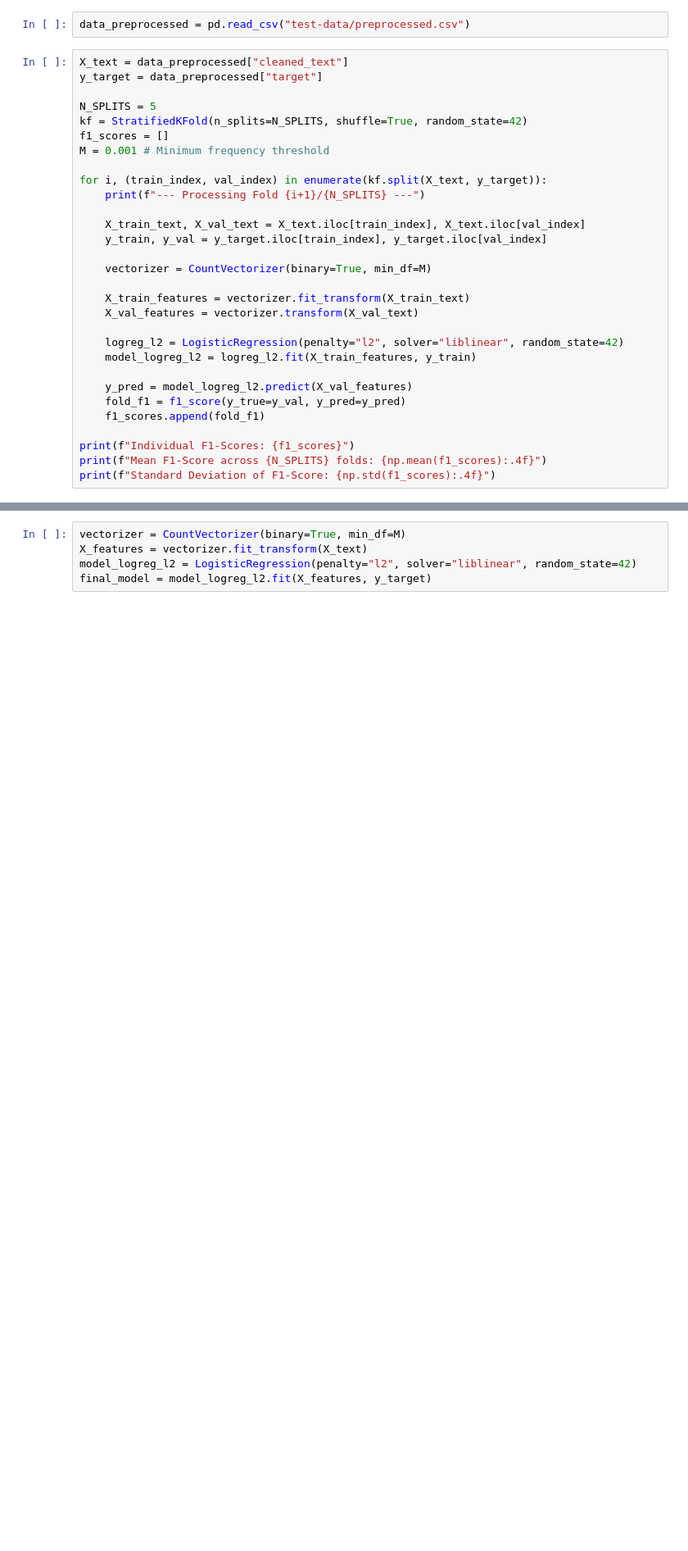
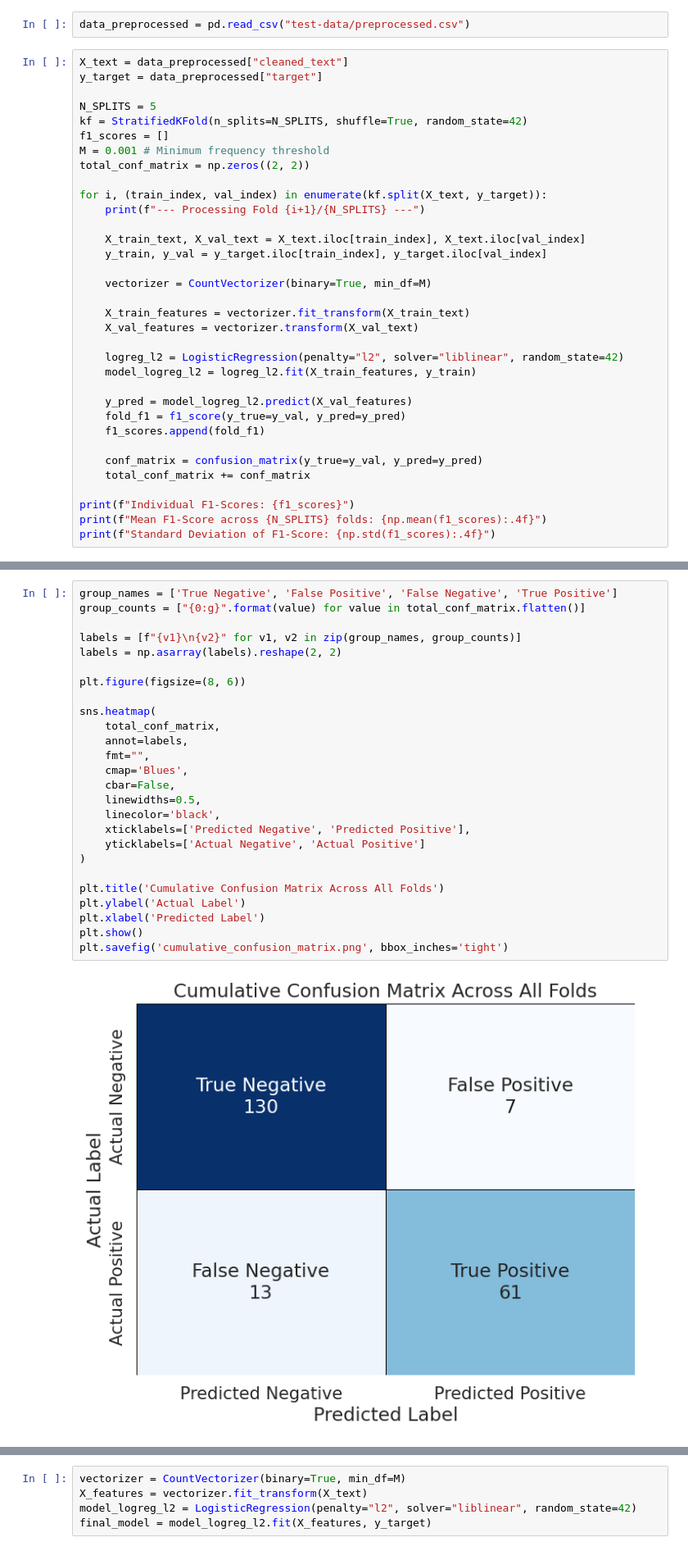
Before and after one commit to ngoguened/trust-and-safety-final-project, a Jupyter notebook: naive_bayes.ipynb, the cells around one changed output, grey strips where cells are left out. Shown at 82% size. Cells and saved outputs as stored; diff of their text form; blank space fills up the shorter version.

Commit message:
fix plot

```diff
--- a/naive_bayes.ipynb
+++ b/naive_bayes.ipynb
@@ -16,6 +18,7 @@ N_SPLITS = 5
 kf = StratifiedKFold(n_splits=N_SPLITS, shuffle=True, random_state=42)
 f1_scores = []
 M = 0.001 # Minimum frequency threshold
+total_conf_matrix = np.zeros((2, 2))
 
 for i, (train_index, val_index) in enumerate(kf.split(X_text, y_target)):
     print(f"--- Processing Fold {i+1}/{N_SPLITS} ---")
@@ -35,6 +38,9 @@ for i, (train_index, val_index) in enumerate(kf.split(X_text, y_target)):
     fold_f1 = f1_score(y_true=y_val, y_pred=y_pred)
     f1_scores.append(fold_f1)
 
+    conf_matrix = confusion_matrix(y_true=y_val, y_pred=y_pred)
+    total_conf_matrix += conf_matrix
+
 print(f"Individual F1-Scores: {f1_scores}")
 print(f"Mean F1-Score across {N_SPLITS} folds: {np.mean(f1_scores):.4f}")
 print(f"Standard Deviation of F1-Score: {np.std(f1_scores):.4f}")
@@ -47,3 +54,31 @@ print(f"Standard Deviation of F1-Score: {np.std(f1_scores):.4f}")
 Individual F1-Scores: [0.875, 0.8666666666666667, 0.8148148148148148, 0.9333333333333333, 0.782608695652174]
 Mean F1-Score across 5 folds: 0.8545
 Standard Deviation of F1-Score: 0.0520
+# %%
+group_names = ['True Negative', 'False Positive', 'False Negative', 'True Positive']
+group_counts = ["{0:g}".format(value) for value in total_conf_matrix.flatten()]
+
+labels = [f"{v1}\n{v2}" for v1, v2 in zip(group_names, group_counts)]
+labels = np.asarray(labels).reshape(2, 2)
+
+plt.figure(figsize=(8, 6))
+
+sns.heatmap(
+    total_conf_matrix,
+    annot=labels,
+    fmt="",
+    cmap='Blues',
+    cbar=False,
+    linewidths=0.5,
+    linecolor='black',
+    xticklabels=['Predicted Negative', 'Predicted Positive'],
+    yticklabels=['Actual Negative', 'Actual Positive']
+)
+
+plt.title('Cumulative Confusion Matrix Across All Folds')
+plt.ylabel('Actual Label')
+plt.xlabel('Predicted Label')
+plt.show()
+plt.savefig('cumulative_confusion_matrix.png', bbox_inches='tight')
+# %% [output]
+[figure, added]
```
Also changed, not shown: parts of 3 cells of this notebook.
